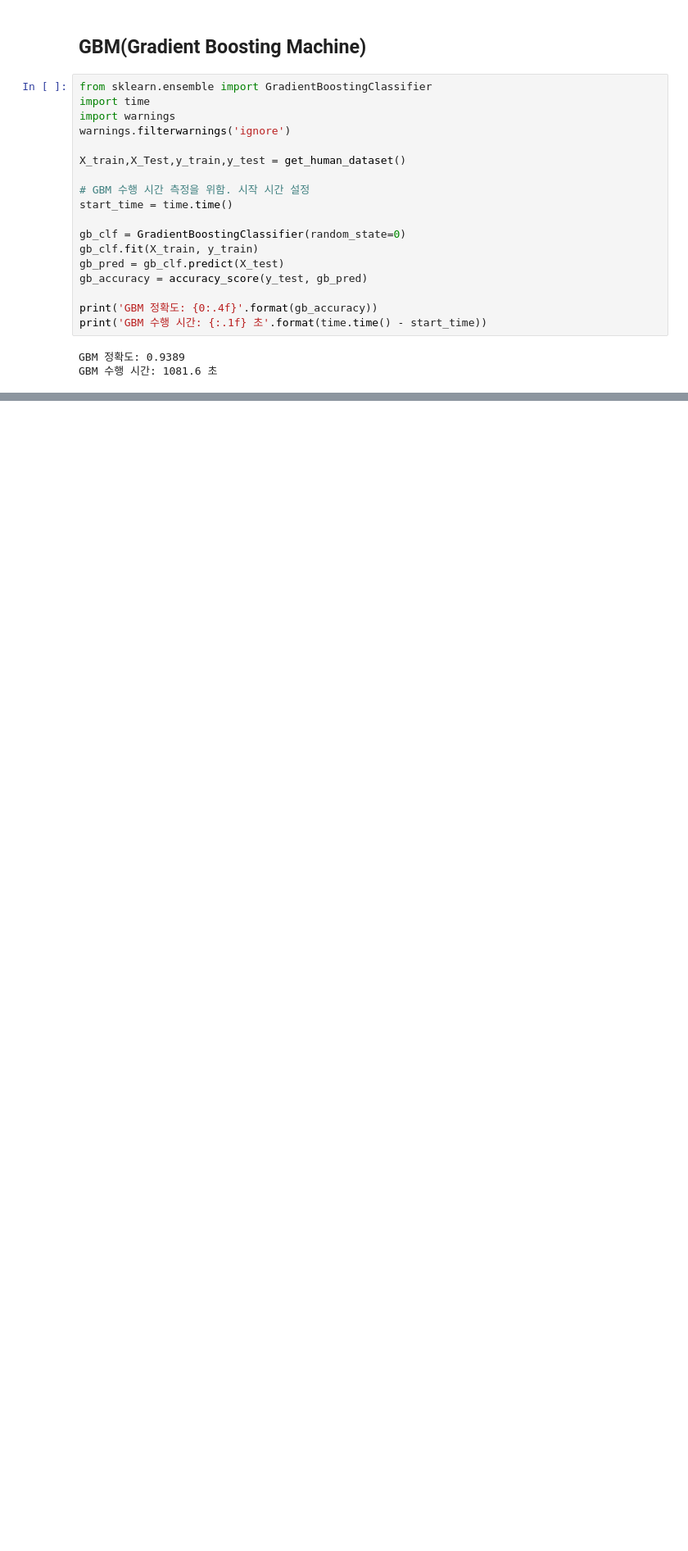
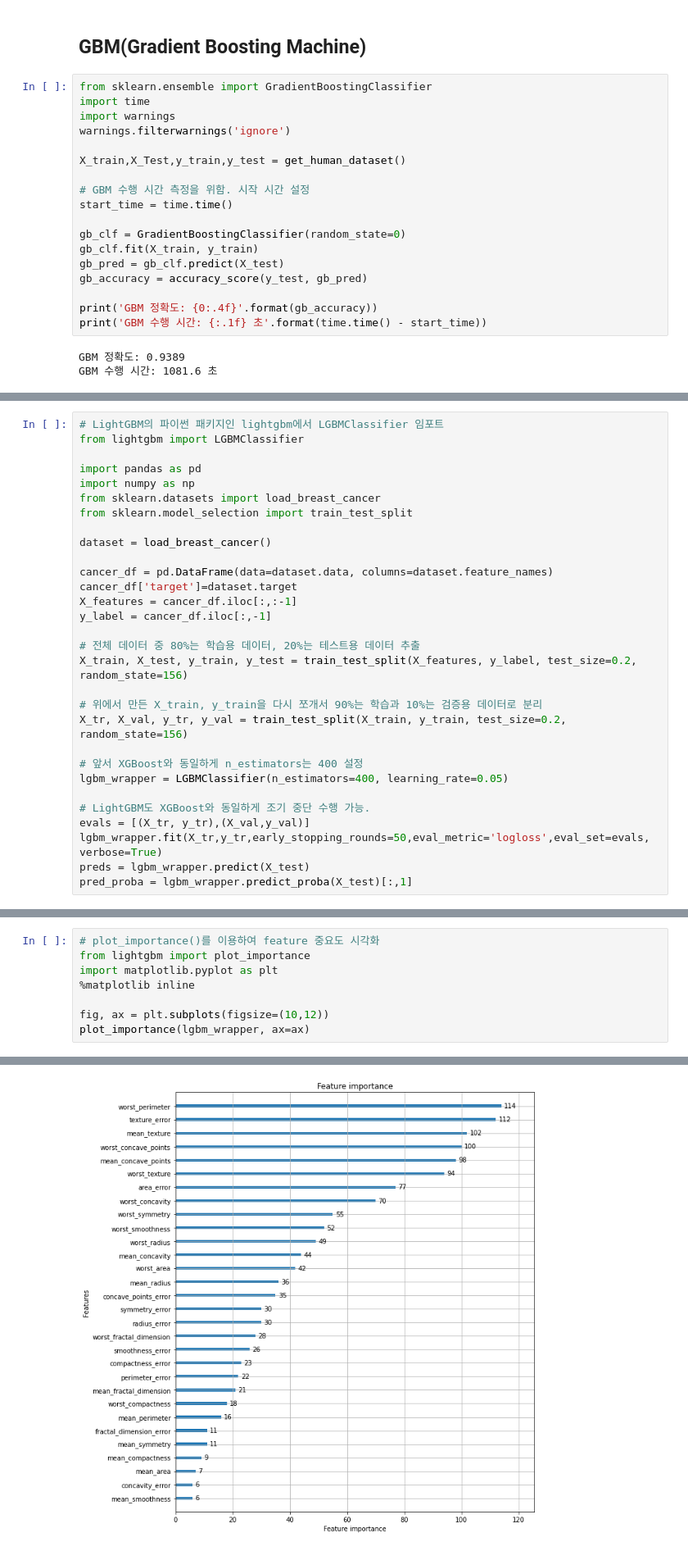
Before and after one commit to kayeehan/ML-books-study, a Jupyter notebook: ML-books(파이썬 머신러닝 완벽 가이드)_Ch.04~05.ipynb, the cells around one changed output, grey strips where cells are left out. Shown at 82% size. Saved outputs shown, nothing was run; the diff lists cells and outputs as text; blank space fills up the shorter version.

```diff
--- a/ML-books(파이썬 머신러닝 완벽 가이드)_Ch.04~05.ipynb
+++ b/ML-books(파이썬 머신러닝 완벽 가이드)_Ch.04~05.ipynb
@@ -529,0 +770,30 @@ from xgboost import XGBClassifier
+# %%
+# LightGBM의 파이썬 패키지인 lightgbm에서 LGBMClassifier 임포트
+from lightgbm import LGBMClassifier
+
+import pandas as pd
+import numpy as np
+from sklearn.datasets import load_breast_cancer
+from sklearn.model_selection import train_test_split
+
+dataset = load_breast_cancer()
+
+cancer_df = pd.DataFrame(data=dataset.data, columns=dataset.feature_names)
+cancer_df['target']=dataset.target
+X_features = cancer_df.iloc[:,:-1]
+y_label = cancer_df.iloc[:,-1]
+
+# 전체 데이터 중 80%는 학습용 데이터, 20%는 테스트용 데이터 추출
+X_train, X_test, y_train, y_test = train_test_split(X_features, y_label, test_size=0.2, random_state=156)
+
+# 위에서 만든 X_train, y_train을 다시 쪼개서 90%는 학습과 10%는 검증용 데이터로 분리
+X_tr, X_val, y_tr, y_val = train_test_split(X_train, y_train, test_size=0.2, random_state=156)
+
+# 앞서 XGBoost와 동일하게 n_estimators는 400 설정
+lgbm_wrapper = LGBMClassifier(n_estimators=400, learning_rate=0.05)
+
+# LightGBM도 XGBoost와 동일하게 조기 중단 수행 가능.
+evals = [(X_tr, y_tr),(X_val,y_val)]
+lgbm_wrapper.fit(X_tr,y_tr,early_stopping_rounds=50,eval_metric='logloss',eval_set=evals, verbose=True)
+preds = lgbm_wrapper.predict(X_test)
+pred_proba = lgbm_wrapper.predict_proba(X_test)[:,1]
@@ -529,0 +825,9 @@ from xgboost import XGBClassifier
+# %%
+# plot_importance()를 이용하여 feature 중요도 시각화
+from lightgbm import plot_importance
+import matplotlib.pyplot as plt
+%matplotlib inline
+
+fig, ax = plt.subplots(figsize=(10,12))
+plot_importance(lgbm_wrapper, ax=ax)
+# %% [output]
@@ -529,0 +835 @@ from xgboost import XGBClassifier
+[figure, added]
```
Also changed, not shown: parts of 38 cells of this notebook.
